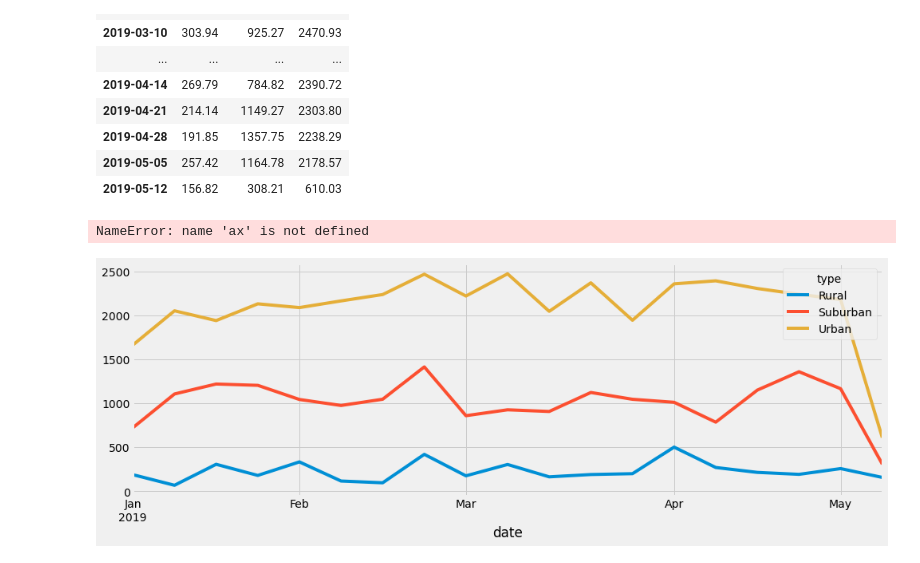
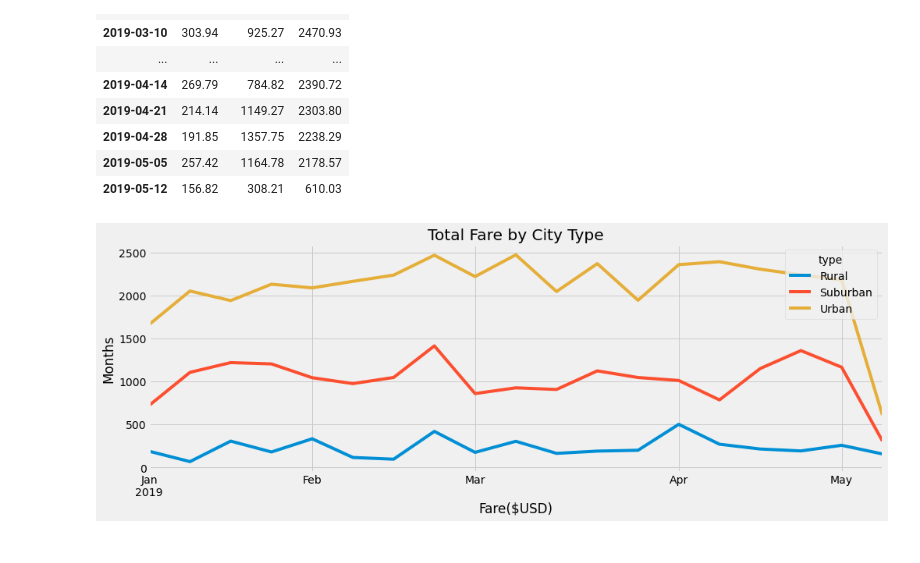
Before and after one commit to nrpineda/PyBer_Analysis, a Jupyter notebook: PyBer_Challenge.ipynb, the cells around one changed output. Cells and saved outputs as stored; diff of their text form; code cells hidden in the pictures.

```diff
--- a/PyBer_Challenge.ipynb
+++ b/PyBer_Challenge.ipynb
@@ -288,19 +288,21 @@ pyber_new_df
 from matplotlib import style
 # %%
 # Create the plot
-pyber_new_df.plot(figsize=(15, 5))
+
+ax = pyber_new_df.plot(figsize=(15, 5), grid=True)
 
 # Use the graph style fivethirtyeight.
 style.use('fivethirtyeight')
 
 # Create labels for the x and y axes.
+
 ax.set_xlabel("Fare($USD)")
 ax.set_ylabel("Months")
 ax.set_title("Total Fare by City Type")
-ax.grid()
+
+
 
 # Save graph into Analysis folder.
 plt.savefig("analysis/Fig8.png")
 # %% [output]
-NameError: name 'ax' is not defined
-[figure, old version]
+[figure, new version]
```
Also changed, not shown: 1 other file.
